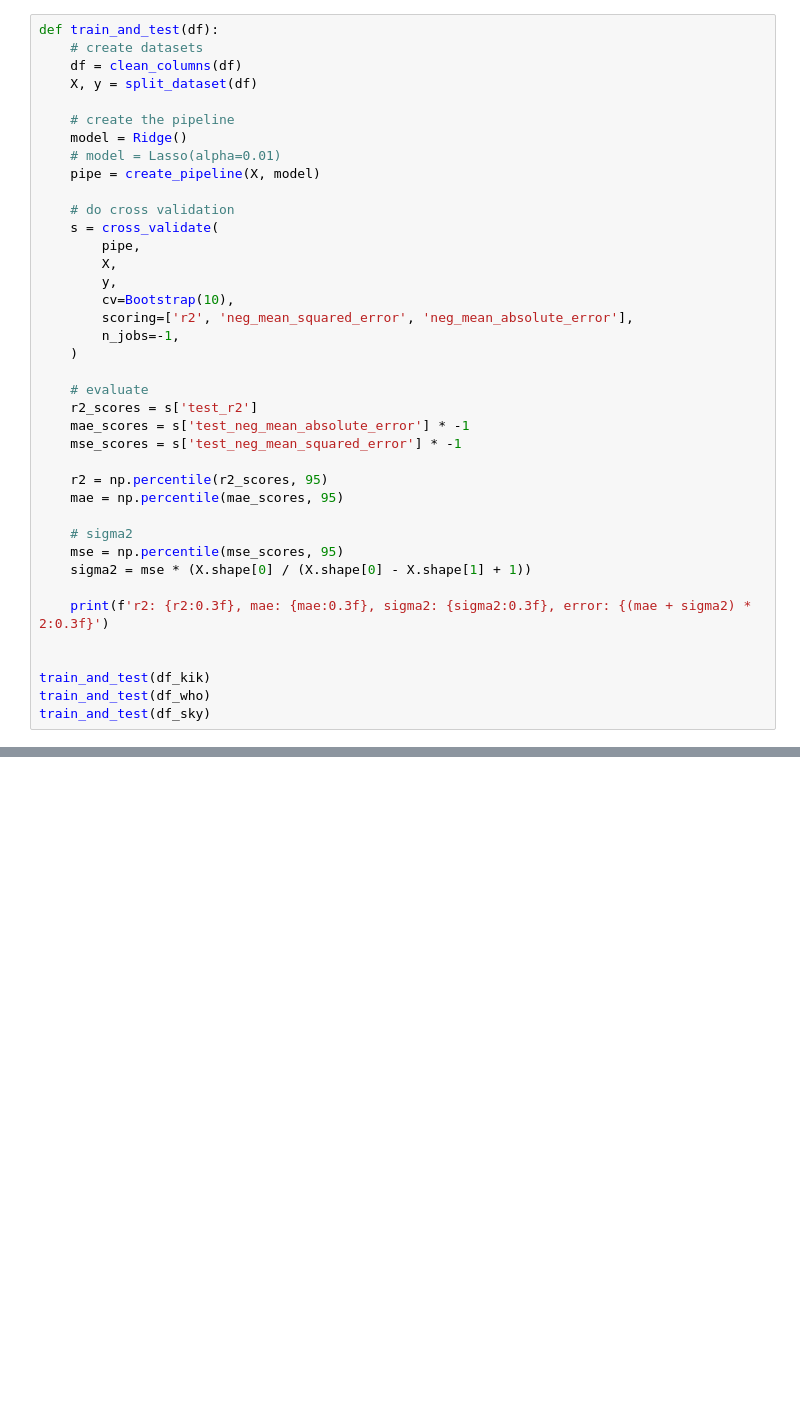
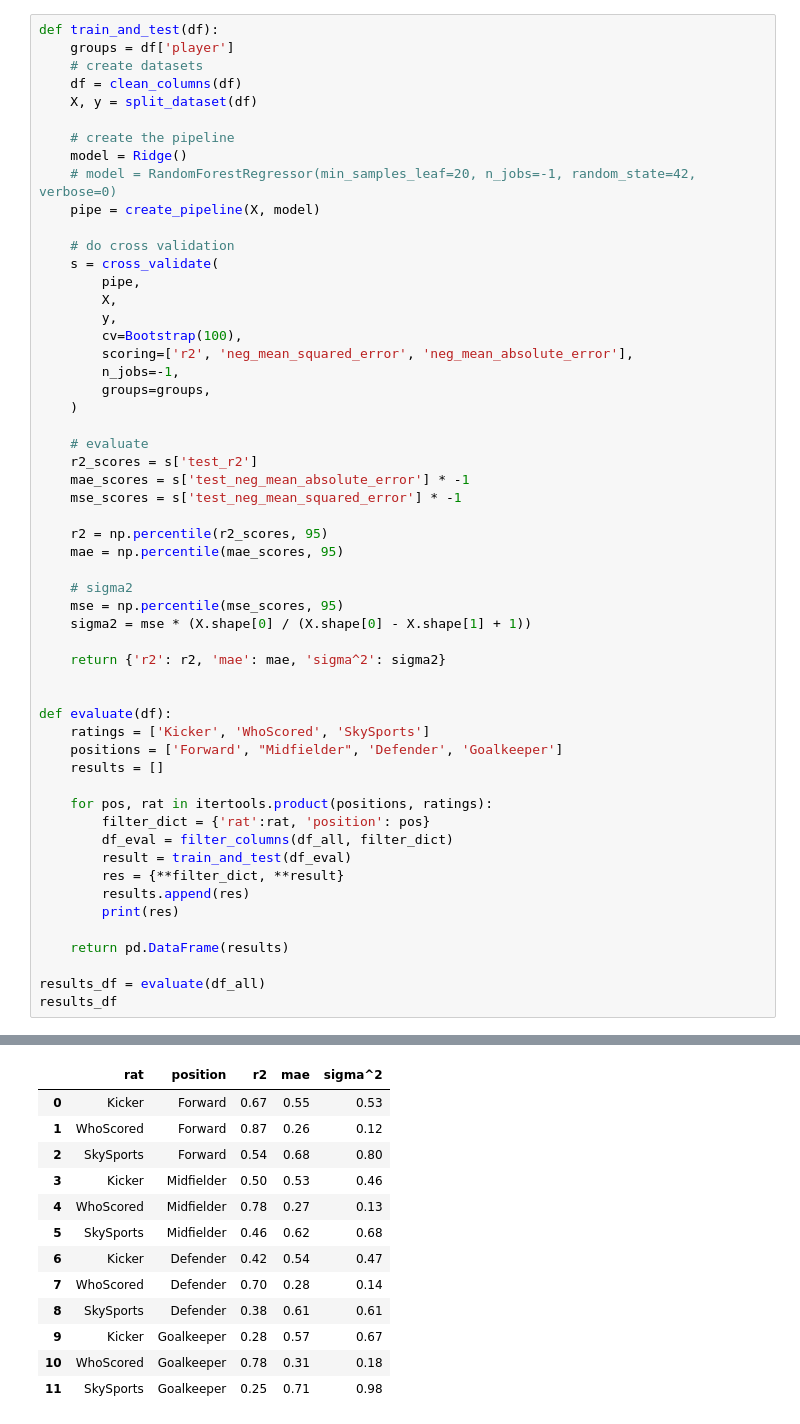
Before and after one commit to ahmetayrnc/supercrunchers, a Jupyter notebook: analysis.ipynb, the cells around one changed output, grey strips where cells are left out. Saved outputs shown, nothing was run; the diff lists cells and outputs as text; blank space fills up the shorter version.

```diff
--- a/analysis.ipynb
+++ b/analysis.ipynb
@@ -195,12 +327,13 @@ class Bootstrap:
 # %%
 def train_and_test(df):
+    groups = df['player']
     # create datasets
     df = clean_columns(df)
     X, y = split_dataset(df)
 
     # create the pipeline
     model = Ridge()
-    # model = Lasso(alpha=0.01)
+    # model = RandomForestRegressor(min_samples_leaf=20, n_jobs=-1, random_state=42, verbose=0)
     pipe = create_pipeline(X, model)
 
     # do cross validation
@@ -208,9 +341,10 @@ def train_and_test(df):
         pipe,
         X,
         y,
-        cv=Bootstrap(10),
+        cv=Bootstrap(100),
         scoring=['r2', 'neg_mean_squared_error', 'neg_mean_absolute_error'],
         n_jobs=-1,
+        groups=groups,
     )
 
     # evaluate
@@ -225,10 +359,24 @@ def train_and_test(df):
     mse = np.percentile(mse_scores, 95)
     sigma2 = mse * (X.shape[0] / (X.shape[0] - X.shape[1] + 1))
 
-    print(f'r2: {r2:0.3f}, mae: {mae:0.3f}, sigma2: {sigma2:0.3f}, error: {(mae + sigma2) * 2:0.3f}')
+    return {'r2': r2, 'mae': mae, 'sigma^2': sigma2}
 
 
-train_and_test(df_kik)
-train_and_test(df_who)
-train_and_test(df_sky)
+def evaluate(df):
+    ratings = ['Kicker', 'WhoScored', 'SkySports']
+    positions = ['Forward', "Midfielder", 'Defender', 'Goalkeeper']
+    results = []
+
+    for pos, rat in itertools.product(positions, ratings):
+        filter_dict = {'rat':rat, 'position': pos}
+        df_eval = filter_columns(df_all, filter_dict)
+        result = train_and_test(df_eval)
+        res = {**filter_dict, **result}
+        results.append(res)
+        print(res)
+
+    return pd.DataFrame(results)
+
+results_df = evaluate(df_all)
+results_df
 # %% [output]
@@ -237,0 +395,13 @@ r2: 0.439, mae: 0.604, sigma2: 0.599, error: 2.407
+|  | rat | position | r2 | mae | sigma^2 |
+| 0 | Kicker | Forward | 0.67 | 0.55 | 0.53 |
+| 1 | WhoScored | Forward | 0.87 | 0.26 | 0.12 |
+| 2 | SkySports | Forward | 0.54 | 0.68 | 0.80 |
+| 3 | Kicker | Midfielder | 0.50 | 0.53 | 0.46 |
+| 4 | WhoScored | Midfielder | 0.78 | 0.27 | 0.13 |
+| 5 | SkySports | Midfielder | 0.46 | 0.62 | 0.68 |
+| 6 | Kicker | Defender | 0.42 | 0.54 | 0.47 |
+| 7 | WhoScored | Defender | 0.70 | 0.28 | 0.14 |
+| 8 | SkySports | Defender | 0.38 | 0.61 | 0.61 |
+| 9 | Kicker | Goalkeeper | 0.28 | 0.57 | 0.67 |
+| 10 | WhoScored | Goalkeeper | 0.78 | 0.31 | 0.18 |
+| 11 | SkySports | Goalkeeper | 0.25 | 0.71 | 0.98 |
```
Also changed, not shown: parts of 24 cells of this notebook, 4 other files.
